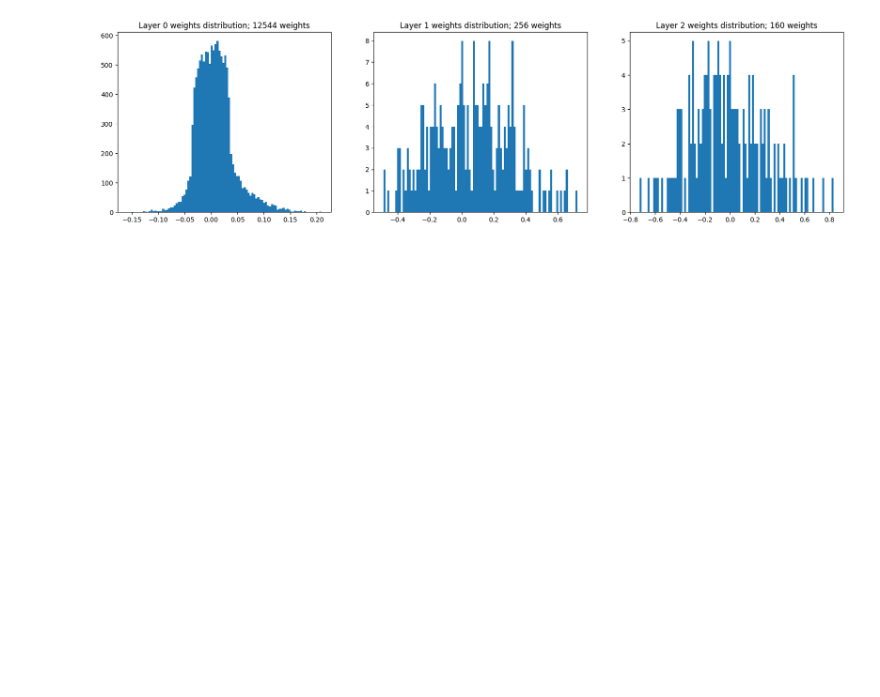
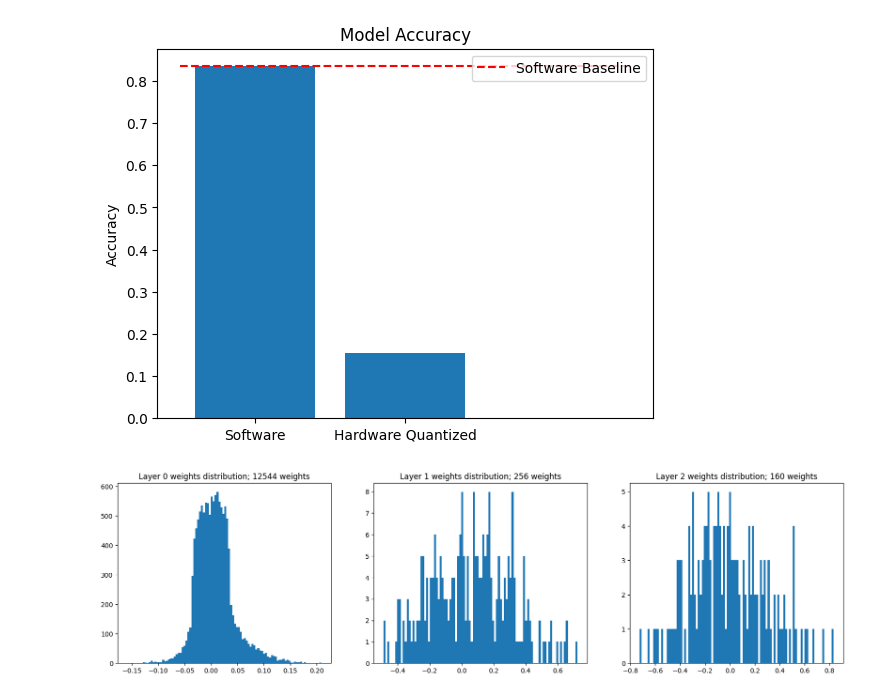
Before and after one commit to vinitdoke/Analog_Neural_Net_Simulator, a Jupyter notebook: evaluation.ipynb, the cells around one changed output. Saved outputs shown, nothing was run; the diff lists cells and outputs as text; code cells hidden in the pictures; blank space fills up the shorter version.

```diff
--- a/evaluation.ipynb
+++ b/evaluation.ipynb
@@ -16,24 +16,30 @@ device = "cpu" # need to fix for cuda and mps
 
 software_nn = NN()
 hardware_nn = PseudoHardwareNN(hardware_multiplier=SimpleCrossbar)
+hardware_quantized_nn = PseudoHardwareNN(hardware_multiplier=SimpleCrossbar, input_quantization=(True, 0.1), weight_quantization=(True, 0.05, [1e-6,1]), output_quantization=(True, 0.1))
 
 # load weights
 software_nn.load_state_dict(torch.load(model_path))
 hardware_nn.load_state_dict(torch.load(model_path))
+hardware_quantized_nn.load_state_dict(torch.load(model_path))
 
 # set device
 software_nn.to(device)
 hardware_nn.to(device)
+hardware_quantized_nn.to(device)
 
 # dataset
 test_data = get_loaders(batch_size=1, train=False, dataset_path="datasets/")
 
 # accuracy of models
-max_samples = 10
+max_samples = 200
 
 software_accuracy = get_accuracy(software_nn, test_data, device, max_samples=max_samples)
 print(f"Software model accuracy: {software_accuracy}")
 
-hardware_accuracy = get_accuracy(hardware_nn, test_data, device, max_samples=max_samples, verbose=True)
-print(f"Hardware model accuracy: {hardware_accuracy}")
+# hardware_accuracy = get_accuracy(hardware_nn, test_data, device, max_samples=max_samples, verbose=True)
+# print(f"Hardware model accuracy: {hardware_accuracy}")
+
+hardware_quantized_accuracy = get_accuracy(hardware_quantized_nn, test_data, device, max_samples=max_samples, verbose=True)
+print(f"Hardware model accuracy with quantization: {hardware_quantized_accuracy}")
 # %% [output]
@@ -44,3 +48,12 @@ Hardware model accuracy: 1.0
+# %%
+plt.bar(["Software", "Hardware Quantized"], [software_accuracy, hardware_quantized_accuracy])
+plt.hlines(software_accuracy, -0.5, 2.5, colors="r", linestyles="dashed", label="Software Baseline")
+plt.ylabel("Accuracy")
+plt.title("Model Accuracy")
+plt.legend()
+plt.show()
+# %% [output]
+[figure, added]
 # %%
 # plot weight distributions
 
```
Also changed, not shown: parts of 3 cells of this notebook, 6 other files.
